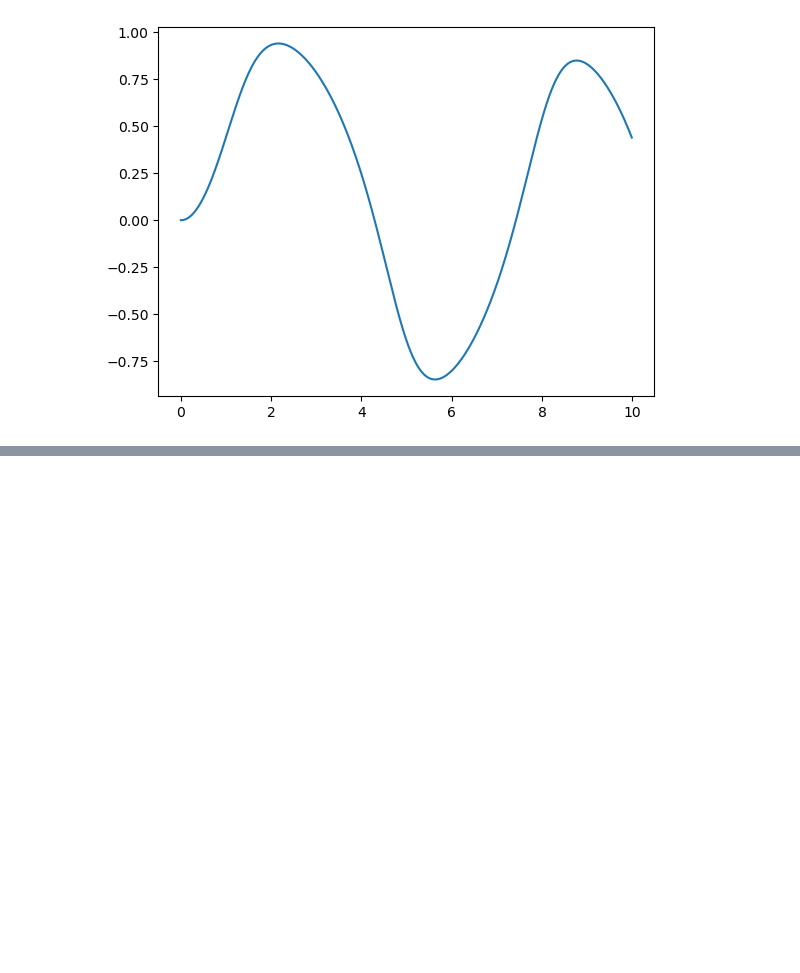
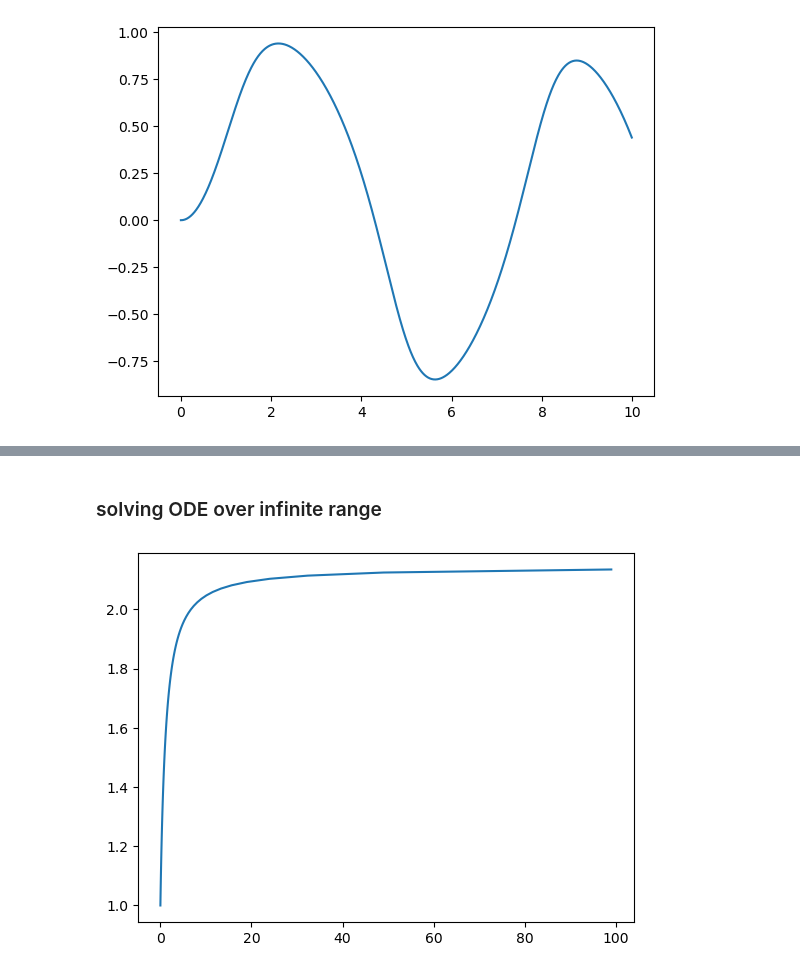
Before and after one commit to jamesobaldwin/CUNY_coursework, a Jupyter notebook: CM/code/CM_practice_code.ipynb, the cells around one changed output, grey strips where cells are left out. Cells and saved outputs as stored; diff of their text form; code cells hidden in the pictures; blank space fills up the shorter version.

```diff
--- a/CM/code/CM_practice_code.ipynb
+++ b/CM/code/CM_practice_code.ipynb
@@ -865,0 +946,32 @@ plt.show()
+# %% [markdown]
+### solving ODE over infinite range
+# %%
+def g(x,u):
+    return 1/(x**2*(1-u)**2+u**2)
+
+a = 0.
+b = 1.
+N = 100
+h = (b - a)/N
+
+upoints = np.arange(a, b, h)
+
+def inode(g, init):
+    tpoints = []
+    xpoints = []
+    x = init
+    for u in upoints:
+        tpoints.append(u/(1-u))
+        xpoints.append(x)
+        k1 = h*g(x,u)
+        k2 = h*g(x+0.5*k1,u+0.5*h)
+        k3 = h*g(x+0.5*k2,u+0.5*h)
+        k4 = h*g(x+k3,u+h)
+        x += (k1+2*k2+2*k3+k4)/6
+    return xpoints, tpoints
+
+xpoints, tpoints = inode(g, 1.)
+plt.plot(tpoints, xpoints)
+plt.show()
+# %% [output]
+[figure, added]
```
Also changed, not shown: parts of 8 cells of this notebook.
